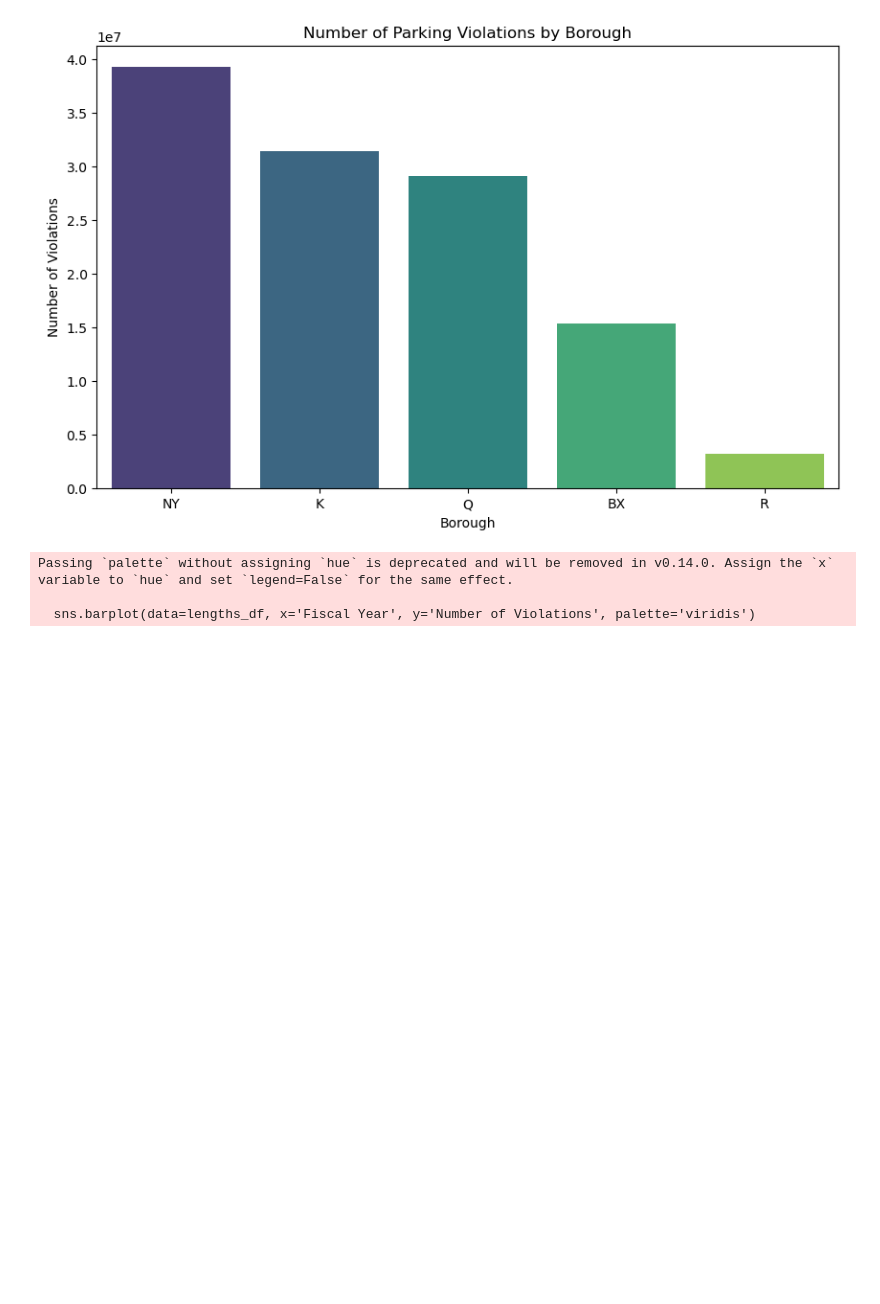
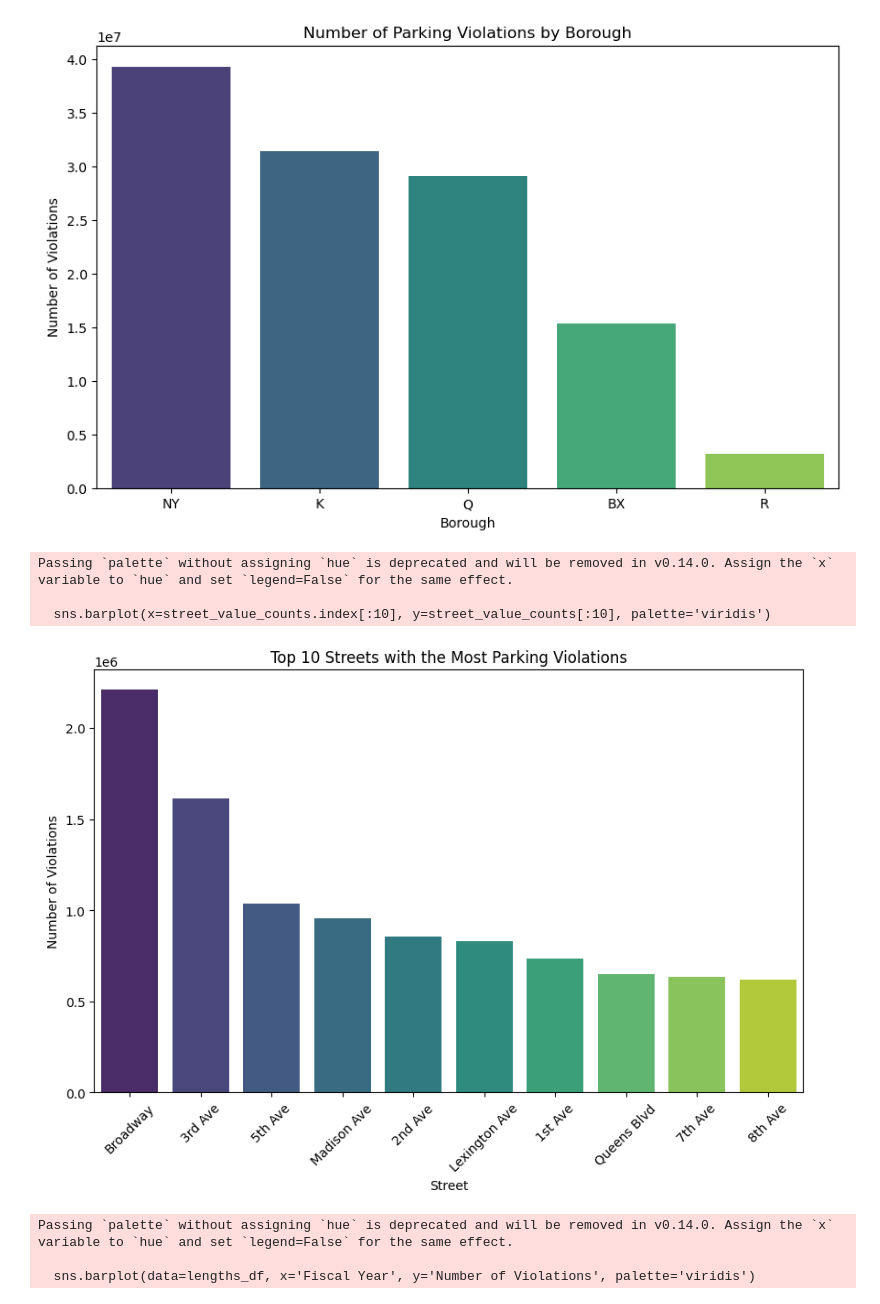
Before and after one commit to AnjaH4/BD_project, a Jupyter notebook: eda.ipynb, the cells around one changed output. Drawn from its saved outputs; the diff is of its cells as text; code cells hidden in the pictures; blank space fills up the shorter version.

```diff
--- a/eda.ipynb
+++ b/eda.ipynb
@@ -16,8 +32,9 @@ DATA_DIR = "data/parking-violations"
 # %%
 # data directories
-DATA_DIR = 'data/parking-violations/'
+DATA_DIR = 'data/parking-violations/' # original data
+PARQUET_DIR = "data/parquet_files" # partitioned files of augmented data
 WEATHER_DIR = 'data/weather/'
-AUGMENTED_DIR = 'data/augmented/'
+AUGMENTED_DIR = 'data/augmented/' # original + augmented data
 SCHOOLS_DIR = 'data/schools/'
 ATTRACTIONS_DIR = 'data/attractions/'
 BUSINESS_DIR = 'data/businesses/'
@@ -434,0 +418,3 @@ Total number of rows: 123637018
+# %%
+parquet_files = glob.glob(os.path.join(PARQUET_DIR, '*.parquet'))
+df = pd.concat([pd.read_parquet(file, columns=["Street"]) for file in tqdm(parquet_files)])
@@ -473,6 +539,21 @@ Passing `palette` without assigning `hue` is deprecated and will be removed in v
 
   sns.barplot(data=borough_violations, x='Borough', y='Number of Violations', palette='viridis')
 [figure]
+# %%
+plt.figure(figsize=(10, 6))
+street_value_counts = df['Street'].value_counts()
+sns.barplot(x=street_value_counts.index[:10], y=street_value_counts[:10], palette='viridis')
+plt.xticks(rotation=45)
+plt.title('Top 10 Streets with the Most Parking Violations')
+plt.xlabel('Street')
+plt.ylabel('Number of Violations')
+plt.savefig('plots/top_10_streets.png')
+plt.show()
+# %% [output]
+Passing `palette` without assigning `hue` is deprecated and will be removed in v0.14.0. Assign the `x` variable to `hue` and set `legend=False` for the same effect.
+
+  sns.barplot(x=street_value_counts.index[:10], y=street_value_counts[:10], palette='viridis')
+[figure, added]
 # %%
 # for each element which is year in df list get the length of the dataframe and save it and plot it
 df_length = [len(df) for df in df_list]
```
Also changed, not shown: parts of 40 cells of this notebook.
